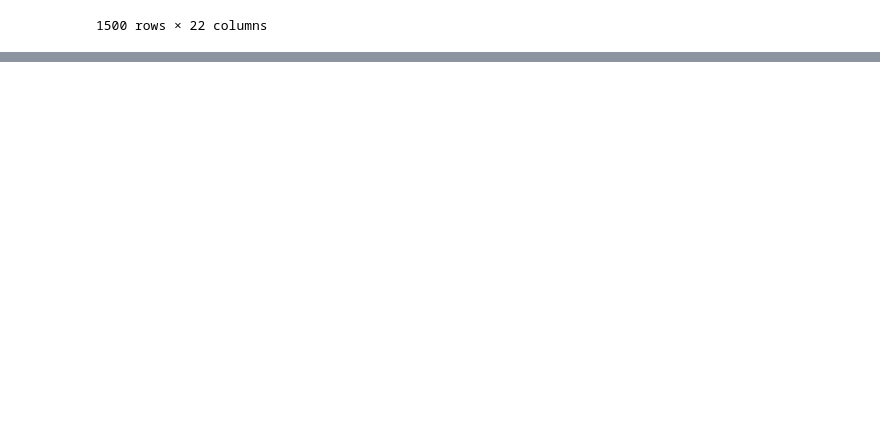
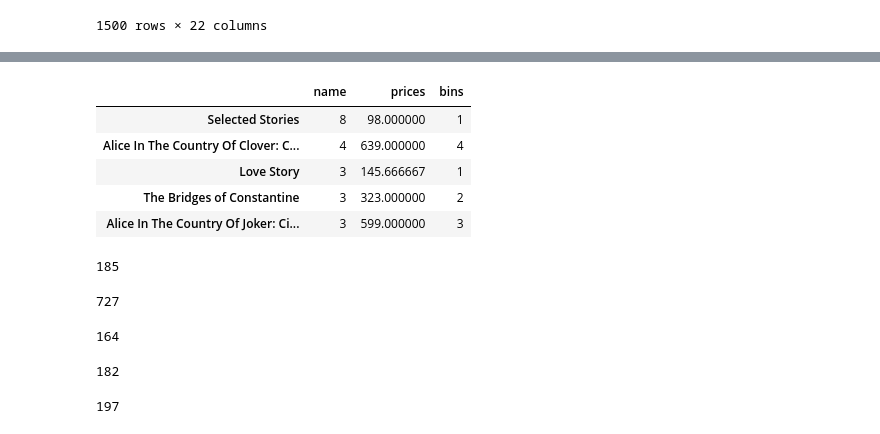
Before and after one commit to hongson6/Analysis-on-Best-Selling-Books-in-India, a Jupyter notebook: Final Project.ipynb, the cells around one changed output, grey strips where cells are left out. Drawn from its saved outputs; the diff is of its cells as text; code cells hidden in the pictures; blank space fills up the shorter version.

```diff
--- a/Final Project.ipynb
+++ b/Final Project.ipynb
@@ -468,0 +551,11 @@ new_books.name.value_counts()[0:10].sort_index().plot.pie(figsize=(15,5))
+# %%
+a = new_books.name.value_counts()
+# %%
+a = pd.DataFrame(data = a)
+# %%
+c = []
+for bc in a.index:
+    ac = new_books[new_books['name'] == bc ].selling_price.mean()
+    c.append(ac)
+
+a['prices'] = c
@@ -468,0 +571,45 @@ new_books.name.value_counts()[0:10].sort_index().plot.pie(figsize=(15,5))
+# %%
+price_bins = []
+
+for price in a['prices']:
+    if(price <= 200):
+        price_bins.append(1)
+    if(price > 200 and price <= 400):
+        price_bins.append(2)
+    if(price > 400 and price <= 600):
+        price_bins.append(3)
+    if(price > 600 and price <= 800):
+        price_bins.append(4)
+    if(price > 800):
+        price_bins.append(5)
+
+a['bins'] = price_bins
+# %%
+a.head()
+# %% [output]
+|  | name | prices | bins |
+| Selected Stories | 8 | 98.000000 | 1 |
+| Alice In The Country Of Clover: C... | 4 | 639.000000 | 4 |
+| Love Story | 3 | 145.666667 | 1 |
+| The Bridges of Constantine | 3 | 323.000000 | 2 |
+| Alice In The Country Of Joker: Ci... | 3 | 599.000000 | 3 |
+# %%
+a[a['bins'] == 1].bins.count()
+# %% [output]
+185
+# %%
+a[a['bins'] == 2].bins.count()
+# %% [output]
+727
+# %%
+a[a['bins'] == 3].bins.count()
+# %% [output]
+164
+# %%
+a[a['bins'] == 4].bins.count()
+# %% [output]
+182
+# %%
+a[a['bins'] == 5].bins.count()
+# %% [output]
+197
```
Also changed, not shown: parts of 20 cells of this notebook.
